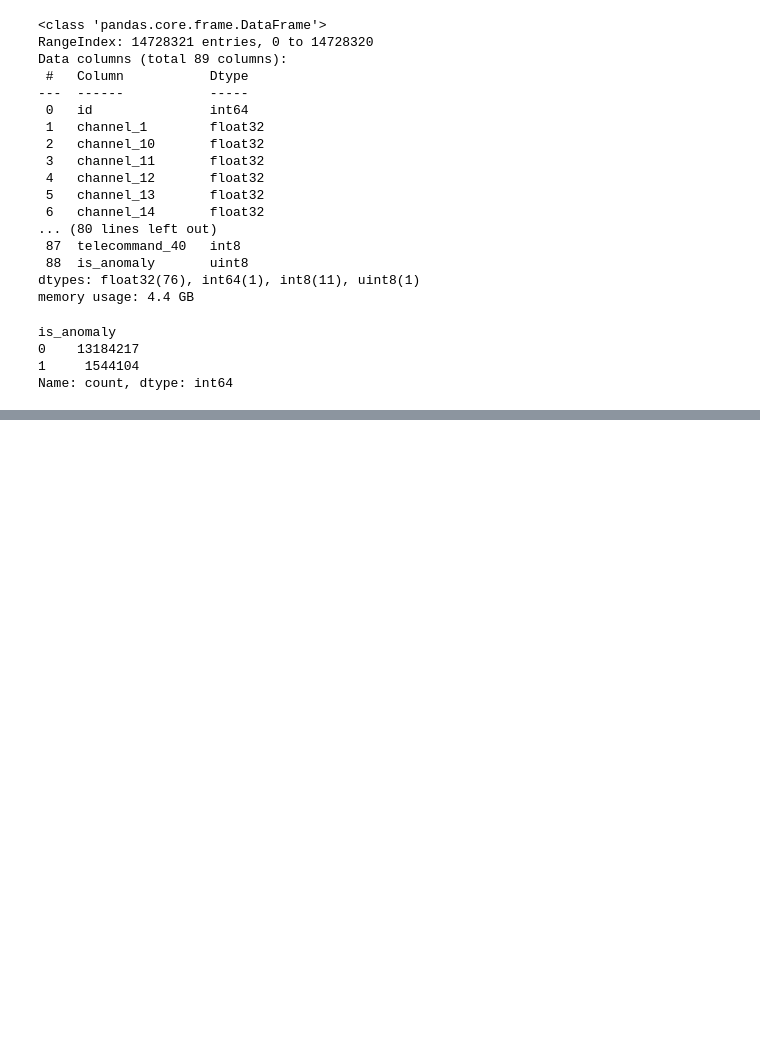
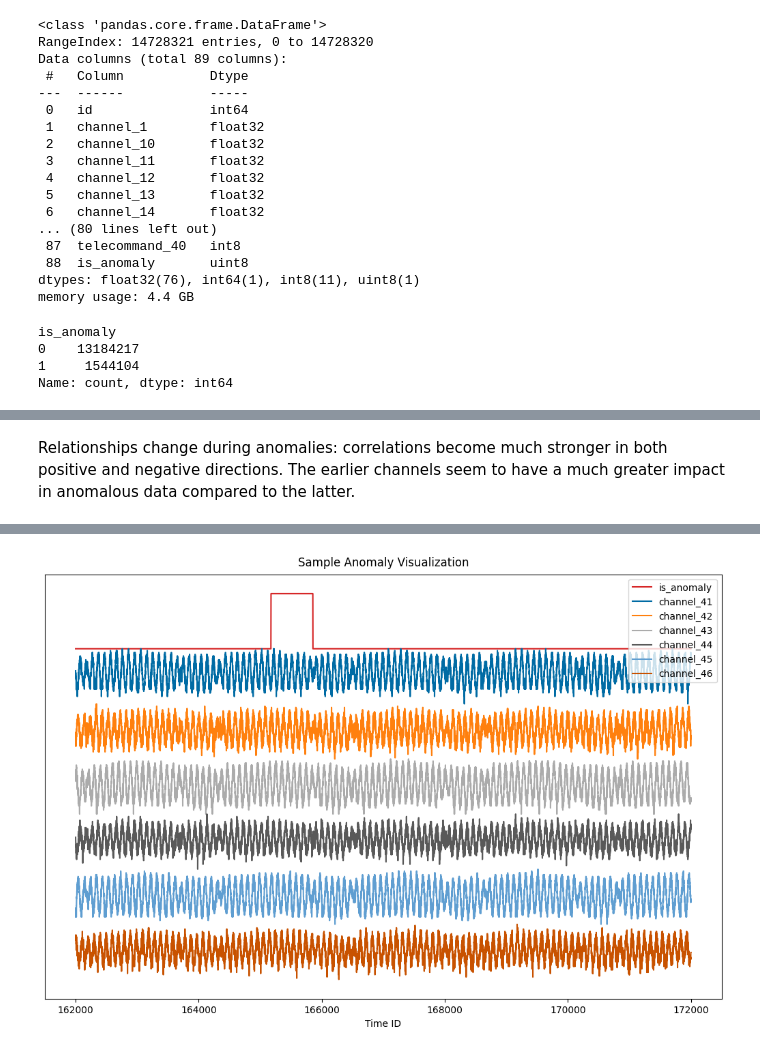
Before and after one commit to hantorres/spacecraft-anomaly-challenge, a Jupyter notebook: developing_notebook.ipynb, the cells around one changed output, grey strips where cells are left out. Saved outputs shown, nothing was run; the diff lists cells and outputs as text; code cells hidden in the pictures; blank space fills up the shorter version.

```diff
--- a/developing_notebook.ipynb
+++ b/developing_notebook.ipynb
@@ -10,7 +10,11 @@ df = pd.read_parquet("train.parquet", engine='fastparquet')
 tar_chan = pd.read_csv("target_channels.csv")
 
 # Extracting channels to monitor as an array
+# These channels are useful for when we apply the algorithm to the whole dataset.
 channels = tar_chan['target_channels'].to_numpy()
+
+# Extracting channel subset for algorithim building and testing: Recommended by ESA to be used for development.
+train_channels = ['channel_41', 'channel_42', 'channel_43', 'channel_44', 'channel_45', 'channel_46']
 # %%
 # Getting basic info on the dataset
 df.info()
@@ -94,0 +120,31 @@ Name: count, dtype: int64
+# %% [markdown]
+Relationships change during anomalies: correlations become much stronger in both positive and negative directions. The earlier channels seem to have a much greater impact in anomalous data compared to the latter.
+# %%
+# Visualization of anomaly within dataset
+import matplotlib as mpl
+
+# Colorblind-friendly color palette
+mpl.style.use('tableau-colorblind10')
+
+def visualize_anomaly(df, train_channels, start, end):
+    plt.figure(figsize=(10, 7), layout='constrained')
+    # Anomaly time point range
+    start = 162000
+    end = 172000
+
+    plt.plot(df['id'][start:end], df['is_anomaly'][start:end] + 1, label='is_anomaly', color='tab:red')
+
+    for i, channel in enumerate(train_channels):
+        val = df[channel][start:end]
+        val = (val - val.min()) / (val.max() - val.min()) # Normalization for better visualization
+
+        plt.plot(df['id'][start:end], val - i, label=channel)
+
+    plt.xlabel('Time ID')
+    plt.yticks([])
+    plt.suptitle('Sample Anomaly Visualization')
+    plt.legend(loc='upper right')
+    return plt
+
+visualize_anomaly(df, train_channels, 162000, 172000)
+# %% [output]
@@ -94,0 +152 @@ Name: count, dtype: int64
+[figure, added]
```
Also changed, not shown: parts of 11 cells of this notebook.
